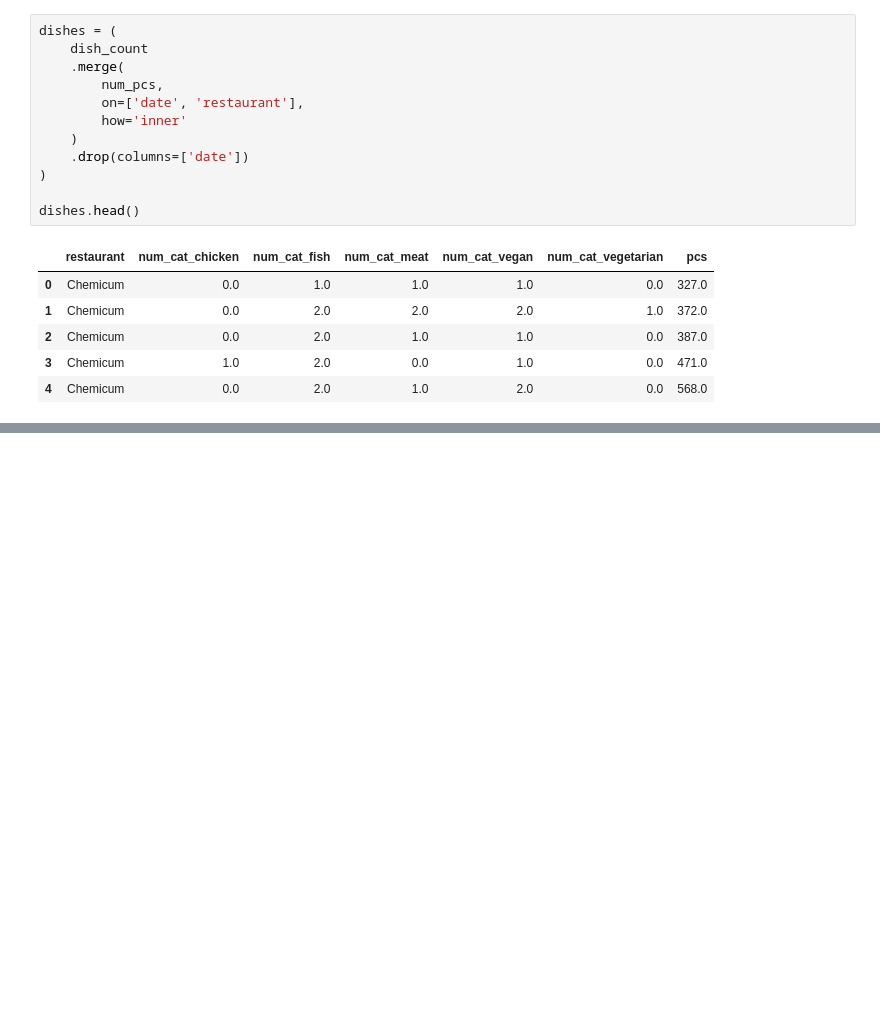
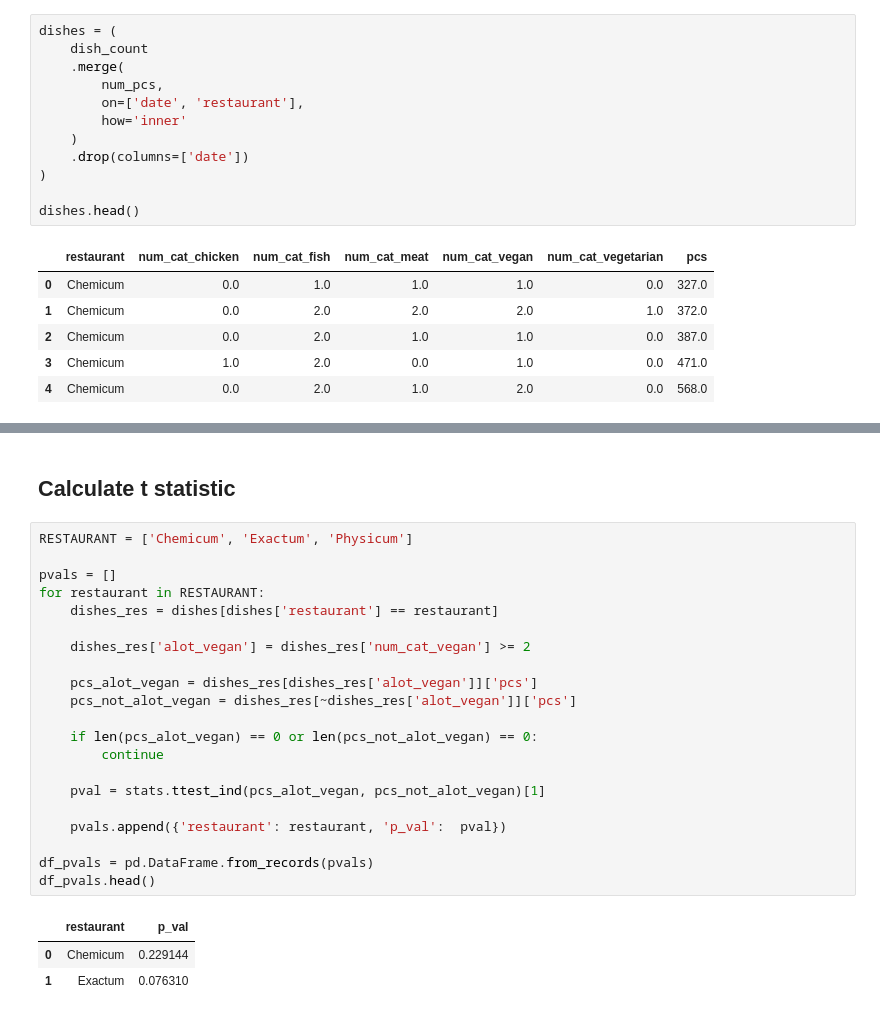
Before and after one commit to Food-Waste-Optimization/Food-Waste-Optimization, a Jupyter notebook: experiments_hoangle/hypotheses/3_two-vegan-dishes.ipynb, the cells around one changed output, grey strips where cells are left out. Saved outputs shown, nothing was run; the diff lists cells and outputs as text; blank space fills up the shorter version.

```diff
--- a/experiments_hoangle/hypotheses/3_two-vegan-dishes.ipynb
+++ b/experiments_hoangle/hypotheses/3_two-vegan-dishes.ipynb
@@ -195,0 +221,27 @@ fig.show()
+# %% [markdown]
+## Calculate t statistic
+# %%
+RESTAURANT = ['Chemicum', 'Exactum', 'Physicum']
+
+pvals = []
+for restaurant in RESTAURANT:
+    dishes_res = dishes[dishes['restaurant'] == restaurant]
+
+    dishes_res['alot_vegan'] = dishes_res['num_cat_vegan'] >= 2
+
+    pcs_alot_vegan = dishes_res[dishes_res['alot_vegan']]['pcs']
+    pcs_not_alot_vegan = dishes_res[~dishes_res['alot_vegan']]['pcs']
+
+    if len(pcs_alot_vegan) == 0 or len(pcs_not_alot_vegan) == 0:
+        continue
+
+    pval = stats.ttest_ind(pcs_alot_vegan, pcs_not_alot_vegan)[1]
+
+    pvals.append({'restaurant': restaurant, 'p_val':  pval})
+
+df_pvals = pd.DataFrame.from_records(pvals)
+df_pvals.head()
+# %% [output]
+|  | restaurant | p_val |
+| 0 | Chemicum | 0.229144 |
+| 1 | Exactum | 0.076310 |
```
Also changed, not shown: parts of 12 cells of this notebook, 2 other files.
